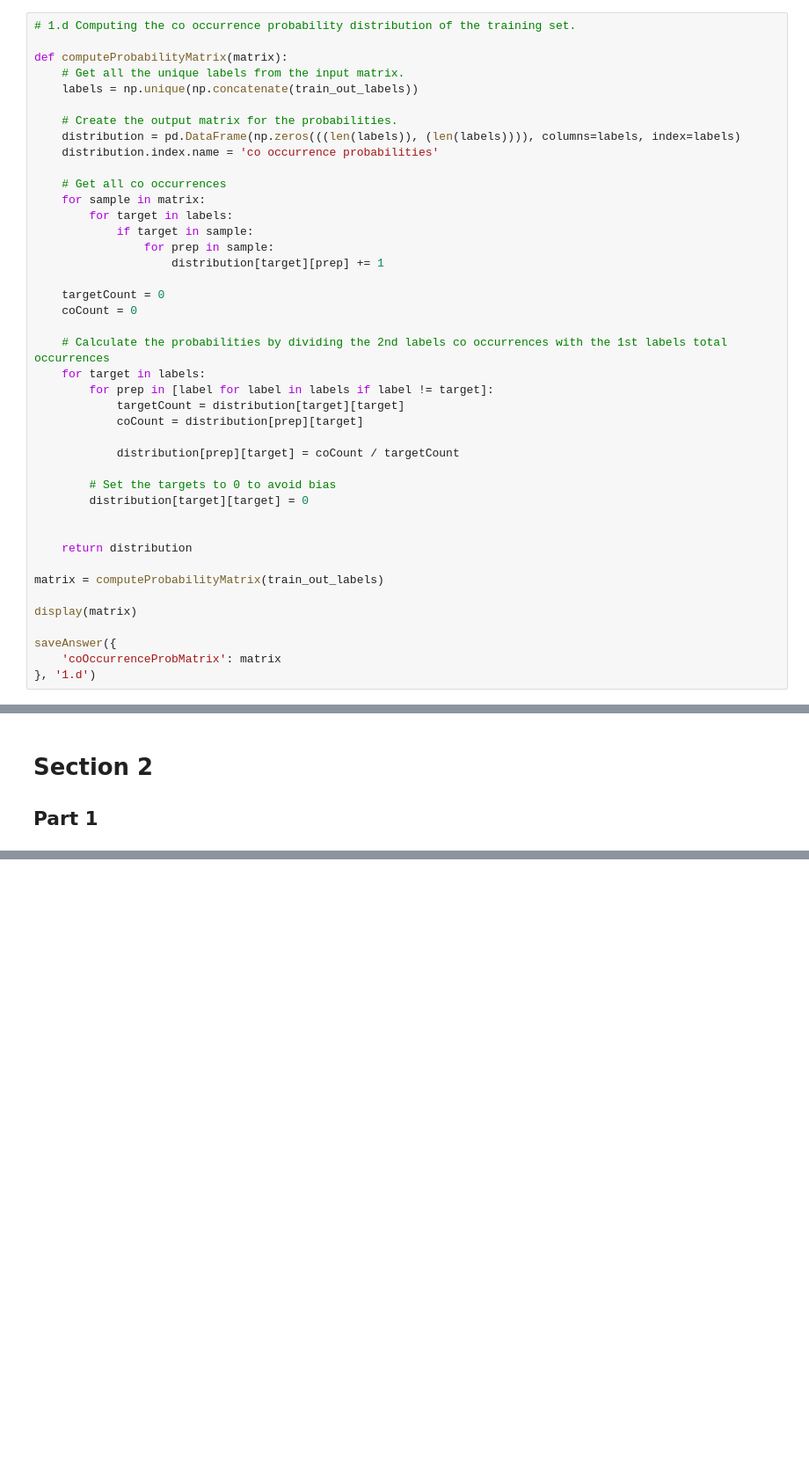
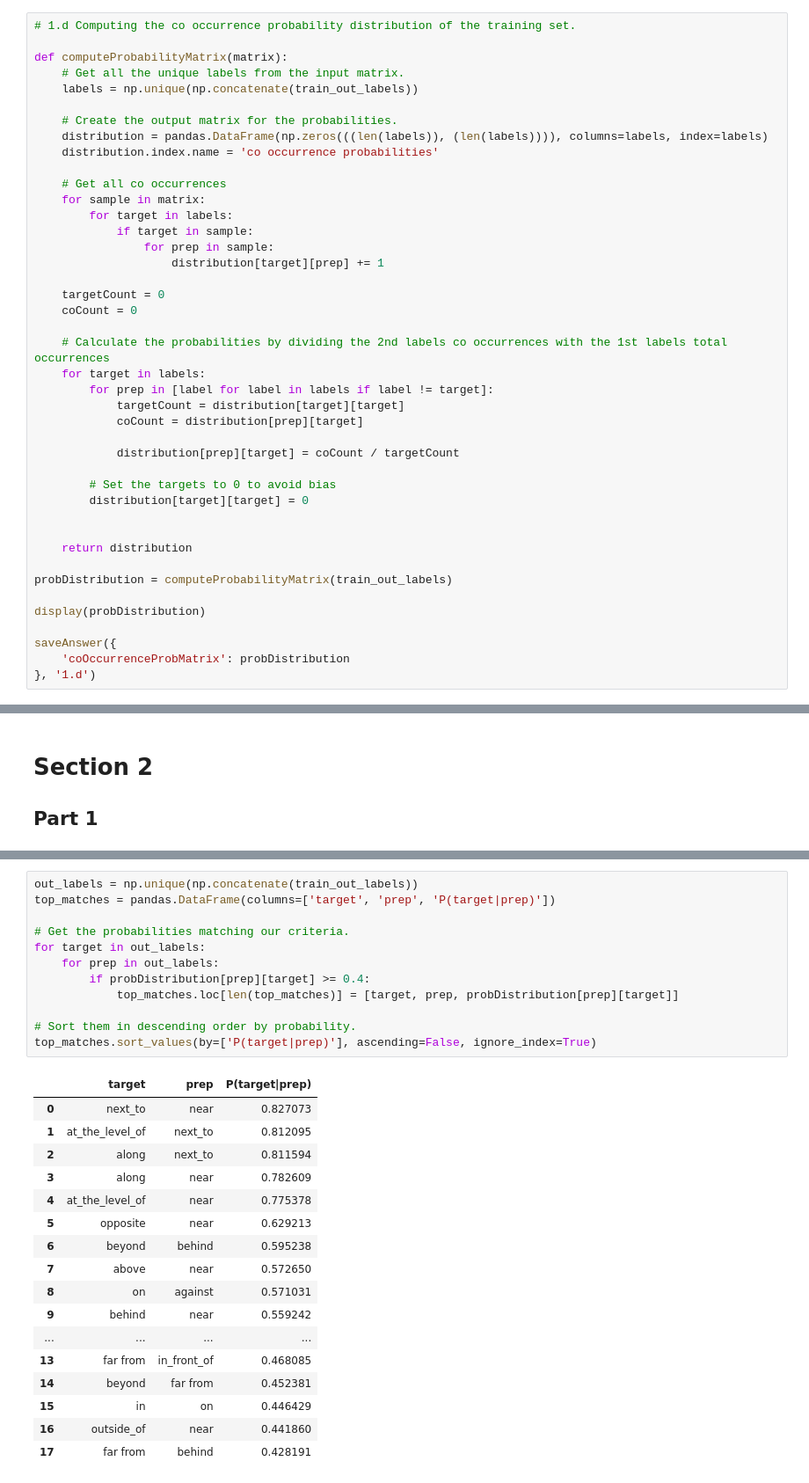
Before and after one commit to Zach128/CCE5225-assignment-2, a Jupyter notebook: CCE5225_Assignment_II_PGM_2020-21.ipynb, the cells around one changed output, grey strips where cells are left out. Shown: that part at 88% size. Saved outputs shown, nothing was run; the diff lists cells and outputs as text; blank space fills up the shorter version.

```diff
--- a/CCE5225_Assignment_II_PGM_2020-21.ipynb
+++ b/CCE5225_Assignment_II_PGM_2020-21.ipynb
@@ -291,7 +291,7 @@ def computeProbabilityMatrix(matrix):
     labels = np.unique(np.concatenate(train_out_labels))
 
     # Create the output matrix for the probabilities.
-    distribution = pd.DataFrame(np.zeros(((len(labels)), (len(labels)))), columns=labels, index=labels)
+    distribution = pandas.DataFrame(np.zeros(((len(labels)), (len(labels)))), columns=labels, index=labels)
     distribution.index.name = 'co occurrence probabilities'
 
     # Get all co occurrences
@@ -318,12 +318,12 @@ def computeProbabilityMatrix(matrix):
 
     return distribution
 
-matrix = computeProbabilityMatrix(train_out_labels)
+probDistribution = computeProbabilityMatrix(train_out_labels)
 
-display(matrix)
+display(probDistribution)
 
 saveAnswer({
-    'coOccurrenceProbMatrix': matrix
+    'coOccurrenceProbMatrix': probDistribution
 }, '1.d')
 # %% [output]
 |  | above | against | along | around | at_the_level_of | behind | beyond | far from | in | ... |
@@ -606,0 +617,30 @@ Recall: 0.2650918635170604
+# %%
+out_labels = np.unique(np.concatenate(train_out_labels))
+top_matches = pandas.DataFrame(columns=['target', 'prep', 'P(target|prep)'])
+
+# Get the probabilities matching our criteria.
+for target in out_labels:
+    for prep in out_labels:
+        if probDistribution[prep][target] >= 0.4:
+            top_matches.loc[len(top_matches)] = [target, prep, probDistribution[prep][target]]
+
+# Sort them in descending order by probability.
+top_matches.sort_values(by=['P(target|prep)'], ascending=False, ignore_index=True)
+# %% [output]
+|  | target | prep | P(target|prep) |
+| 0 | next_to | near | 0.827073 |
+| 1 | at_the_level_of | next_to | 0.812095 |
+| 2 | along | next_to | 0.811594 |
+| 3 | along | near | 0.782609 |
+| 4 | at_the_level_of | near | 0.775378 |
+| 5 | opposite | near | 0.629213 |
+| 6 | beyond | behind | 0.595238 |
+| 7 | above | near | 0.572650 |
+| 8 | on | against | 0.571031 |
+| 9 | behind | near | 0.559242 |
+| ... | ... | ... | ... |
+| 13 | far from | in_front_of | 0.468085 |
+| 14 | beyond | far from | 0.452381 |
+| 15 | in | on | 0.446429 |
+| 16 | outside_of | near | 0.441860 |
+| 17 | far from | behind | 0.428191 |
```
Also changed, not shown: parts of 4 cells of this notebook, 1 other file.
